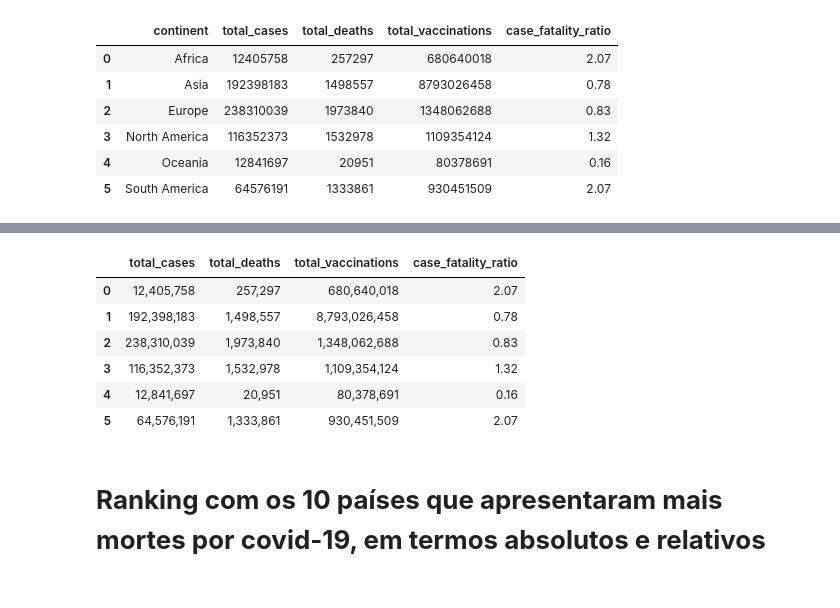
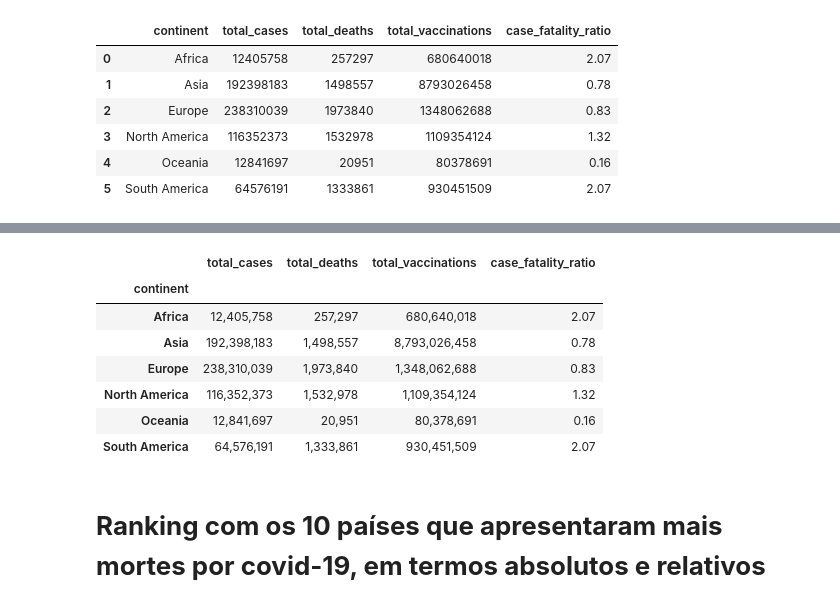
Before and after one commit to LRLeite/Data-Analytics, a Jupyter notebook: covid_19.ipynb, the cells around one changed output, grey strips where cells are left out. Drawn from its saved outputs; the diff is of its cells as text; code cells hidden in the pictures.

```diff
--- a/covid_19.ipynb
+++ b/covid_19.ipynb
@@ -291,14 +310,15 @@ plt.show()
 # %%
 #Tabela resumo
-df_continents[['total_cases', 'total_deaths', 'total_vaccinations', 'case_fatality_ratio']].applymap(lambda x: "{:,}".format(x))
+df_continents[['continent', 'total_cases', 'total_deaths', 'total_vaccinations', 'case_fatality_ratio']].set_index('continent').applymap(lambda x: "{:,}".format(x))
 # %% [output]
 |  | total_cases | total_deaths | total_vaccinations | case_fatality_ratio |
-| 0 | 12,405,758 | 257,297 | 680,640,018 | 2.07 |
-| 1 | 192,398,183 | 1,498,557 | 8,793,026,458 | 0.78 |
-| 2 | 238,310,039 | 1,973,840 | 1,348,062,688 | 0.83 |
-| 3 | 116,352,373 | 1,532,978 | 1,109,354,124 | 1.32 |
-| 4 | 12,841,697 | 20,951 | 80,378,691 | 0.16 |
-| 5 | 64,576,191 | 1,333,861 | 930,451,509 | 2.07 |
+| continent |  |  |  |  |
+| Africa | 12,405,758 | 257,297 | 680,640,018 | 2.07 |
+| Asia | 192,398,183 | 1,498,557 | 8,793,026,458 | 0.78 |
+| Europe | 238,310,039 | 1,973,840 | 1,348,062,688 | 0.83 |
+| North America | 116,352,373 | 1,532,978 | 1,109,354,124 | 1.32 |
+| Oceania | 12,841,697 | 20,951 | 80,378,691 | 0.16 |
+| South America | 64,576,191 | 1,333,861 | 930,451,509 | 2.07 |
 # %% [markdown]
 # **Ranking com os 10 países que apresentaram mais mortes por covid-19, em termos absolutos e relativos**
 # %% [markdown]
```
Also changed, not shown: parts of 2 cells of this notebook.
